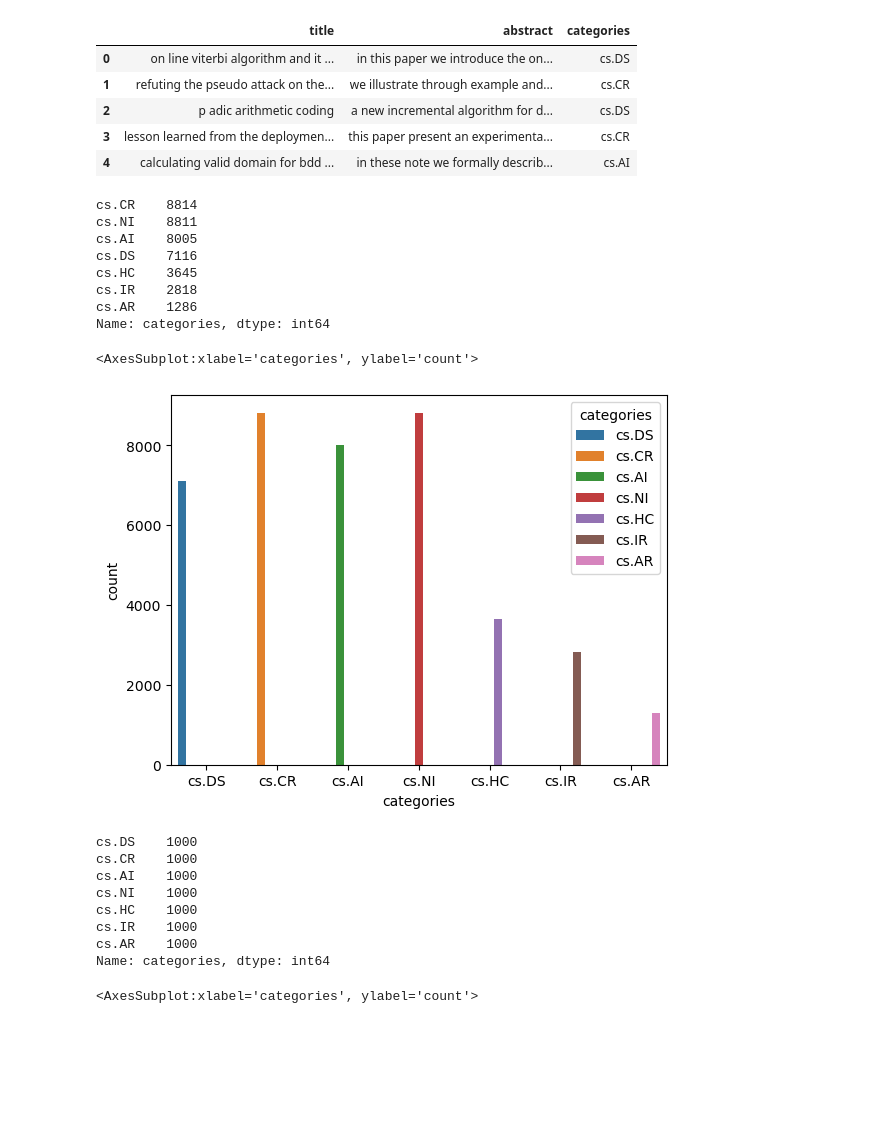
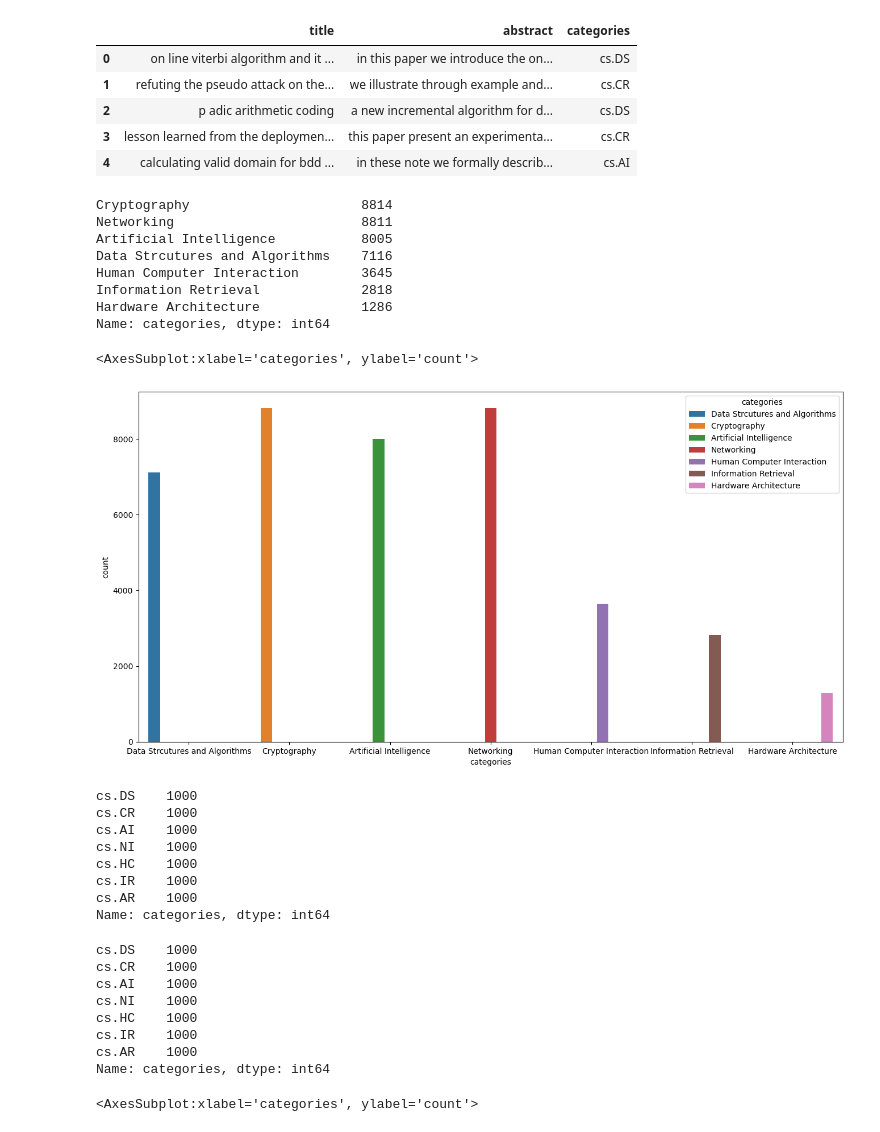
Before and after one commit to tiru-patel/Active-Learning-based-Research-Paper-Classification, a Jupyter notebook: main.ipynb, the cells around one changed output. Cells and saved outputs as stored; diff of their text form; code cells hidden in the pictures; blank space fills up the shorter version.

```diff
--- a/main.ipynb
+++ b/main.ipynb
@@ -7,7 +7,7 @@ import seaborn as sns
 import warnings
 warnings.filterwarnings("ignore")
 # %%
-df = pd.read_csv('labelled_data.csv')
+df = pd.read_csv('cs_data.csv')
 # %%
 df.head(5)
 # %% [output]
@@ -220,24 +220,36 @@ df_final.head(5)
 | 2 | p adic arithmetic coding | a new incremental algorithm for d... | cs.DS |
 | 3 | lesson learned from the deploymen... | this paper present an experimenta... | cs.CR |
 | 4 | calculating valid domain for bdd ... | in these note we formally describ... | cs.AI |
+# %%
+df_final['categories'] = df_final['categories'].map({
+    "cs.IR" : "Information Retrieval",
+    "cs.DS" : "Data Strcutures and Algorithms",
+    "cs.AI" : "Artificial Intelligence",
+    "cs.HC" : "Human Computer Interaction",
+    "cs.CR" : "Cryptography",
+    "cs.NI" : "Networking",
+    "cs.AR" : "Hardware Architecture"
+})
 # %%
 df_final['categories'].value_counts()
 # %% [output]
-cs.CR    8814
-cs.NI    8811
-cs.AI    8005
-cs.DS    7116
-cs.HC    3645
-cs.IR    2818
-cs.AR    1286
+Cryptography                      8814
+Networking                        8811
+Artificial Intelligence           8005
+Data Strcutures and Algorithms    7116
+Human Computer Interaction        3645
+Information Retrieval             2818
+Hardware Architecture             1286
 Name: categories, dtype: int64
 # %%
+from matplotlib import pyplot as plt
 import seaborn as sns
 
+plt.figure(figsize=(16,8))
 sns.countplot(data=df_final, x='categories', hue='categories')
 # %% [output]
 <AxesSubplot:xlabel='categories', ylabel='count'>
-[figure, old version]
+[figure, new version]
 # %%
 df_labelled = df_final.groupby('categories').head(1000).reset_index(drop=True)
 # %%
@@ -251,3 +263,14 @@ cs.HC    1000
 cs.IR    1000
 cs.AR    1000
 Name: categories, dtype: int64
+# %%
+df_labelled['categories'].value_counts()
+# %% [output]
+cs.DS    1000
+cs.CR    1000
+cs.AI    1000
+cs.NI    1000
+cs.HC    1000
+cs.IR    1000
+cs.AR    1000
+Name: categories, dtype: int64
```
Also changed, not shown: parts of 32 cells of this notebook, 1 other file.
